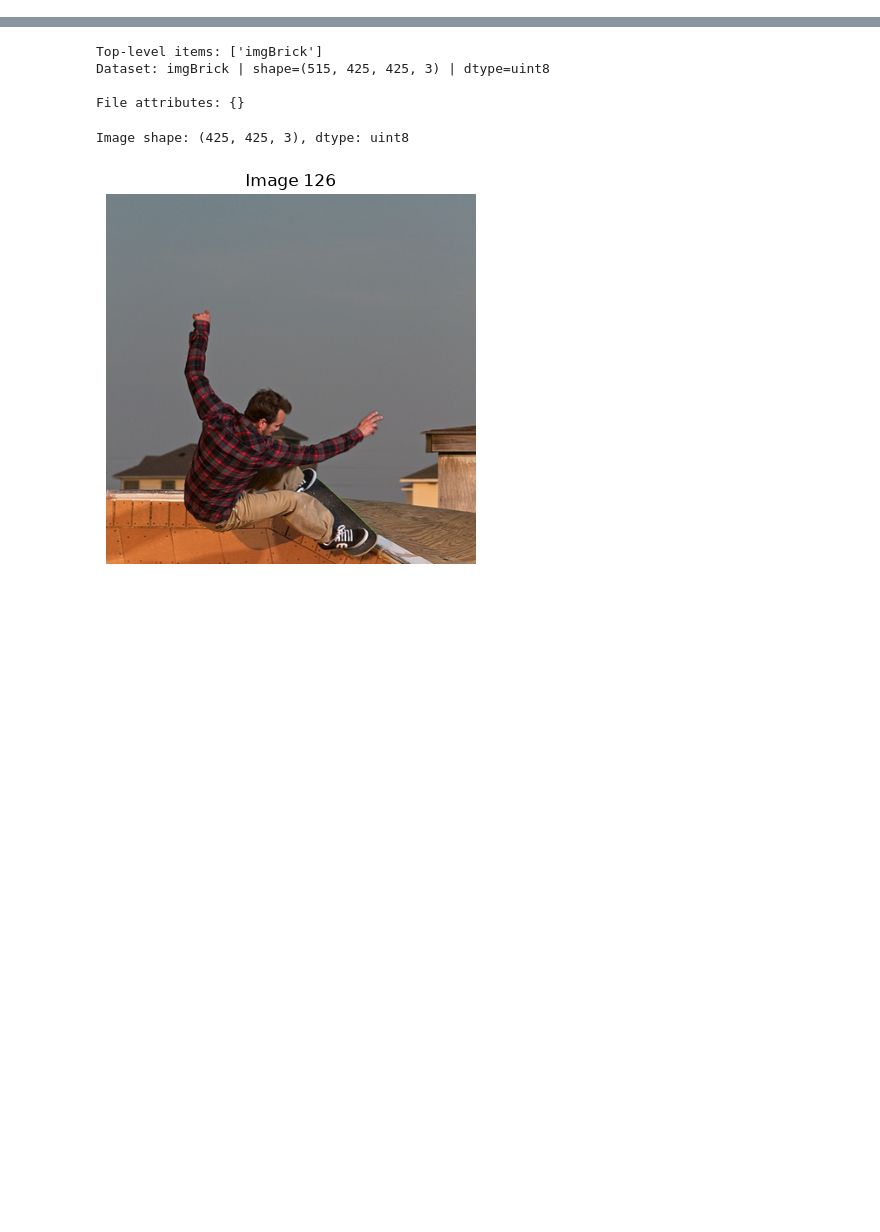
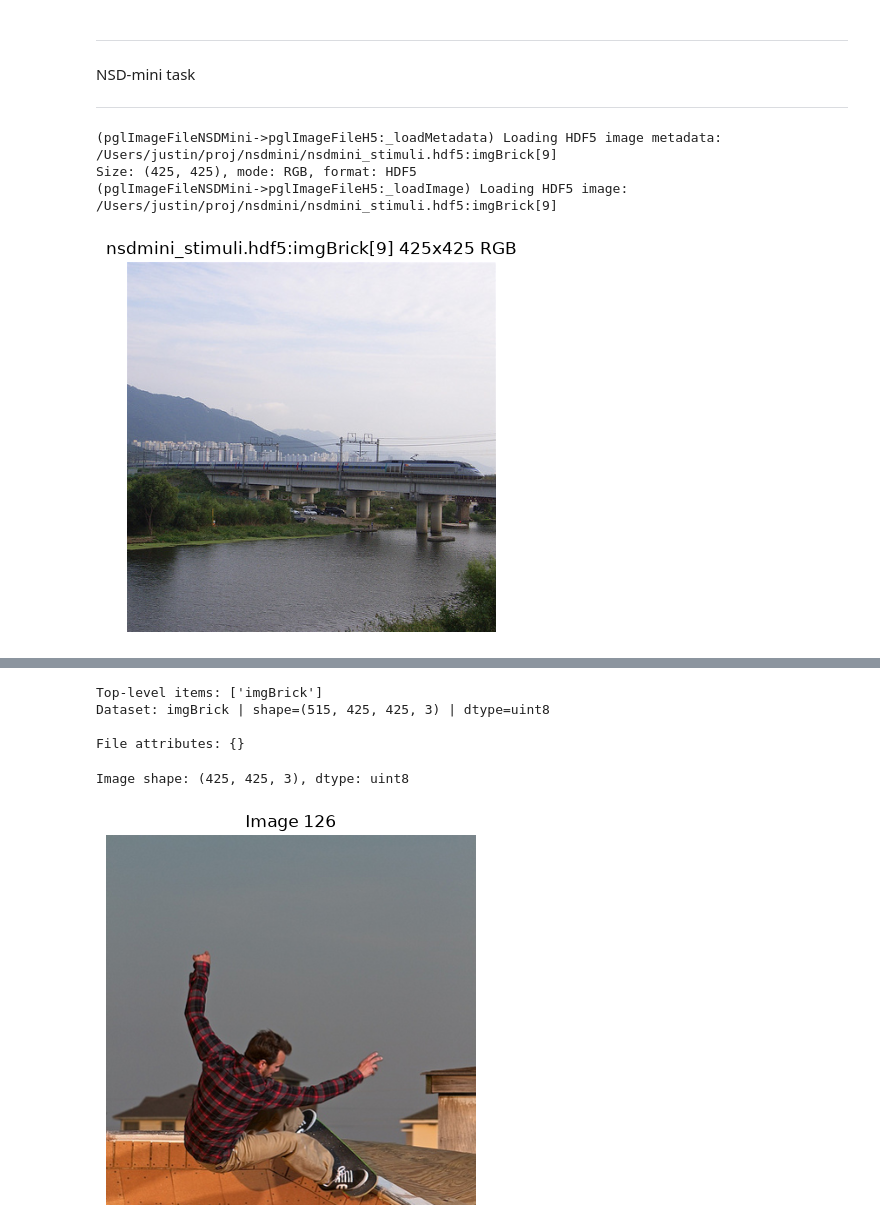
Before and after one commit to justingardner/pgl, a Jupyter notebook: tutorials/nsdmini.ipynb, the cells around one changed output, grey strips where cells are left out. Cells and saved outputs as stored; diff of their text form; code cells hidden in the pictures; blank space fills up the shorter version.

Commit message:
Add ability to handle hdf5 files for image loading in pglImageDatabase

```diff
--- a/tutorials/nsdmini.ipynb
+++ b/tutorials/nsdmini.ipynb
@@ -0,0 +7,19 @@
+# %%
+# autoload
+%load_ext autoreload
+%autoreload 2
+
+# Load PGL libraries and start a PGL window
+from pgl import pgl
+from pgl.pglImage import pglImageDatabase, pglImage
+from pgl.pglMessages import pglMessages
+from pgl.pglExperiment import pglTask, pglExperiment
+from pgl.pglParameter import pglParameter, pglParameterBatch
+from pgl.pglImage import pglImageFileNSDMini
+import numpy as np
+
+pgl = pgl()
+
+# close any existing windows
+pgl.cleanUp()
+nsdminiStimuliFilePath = "/Users/justin/proj/nsdmini/nsdmini_stimuli.hdf5"
@@ -0,0 +41,36 @@
+# %% [markdown]
+---
+
+NSD-mini task
+
+---
+# %%
+
+from pgl.pglImage import pglImageFileNSDMini
+from PIL import Image
+import matplotlib.pyplot as plt
+stimulus = pglImageFileNSDMini(
+    name="imgBrick_0009",
+    filename=nsdminiStimuliFilePath,
+    imageIndex=9
+)
+
+# Metadata access should not load the image pixels.
+assert stimulus._img is None
+print(f"Size: {stimulus.size}, mode: {stimulus.mode}, format: {stimulus.format}")
+assert stimulus._img is None
+
+# Image access should return and cache a PIL image.
+img = stimulus.img
+assert isinstance(img, Image.Image)
+assert img.size == (425, 425)
+assert img.mode == "RGB"
+assert stimulus.img is img
+
+stimulus.display()
+plt.show()
+# %% [output]
+(pglImageFileNSDMini->pglImageFileH5:_loadMetadata) Loading HDF5 image metadata: /Users/justin/proj/nsdmini/nsdmini_stimuli.hdf5:imgBrick[9]
+Size: (425, 425), mode: RGB, format: HDF5
+(pglImageFileNSDMini->pglImageFileH5:_loadImage) Loading HDF5 image: /Users/justin/proj/nsdmini/nsdmini_stimuli.hdf5:imgBrick[9]
+[figure, added]
```
Also changed, not shown: parts of 5 cells of this notebook, 1 other file.
